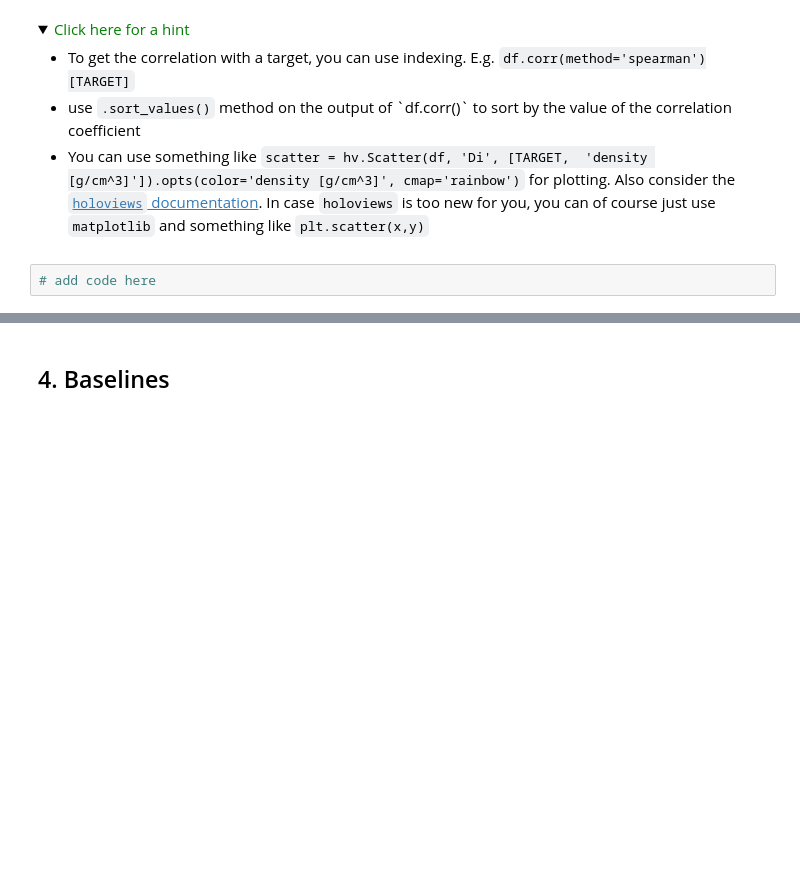
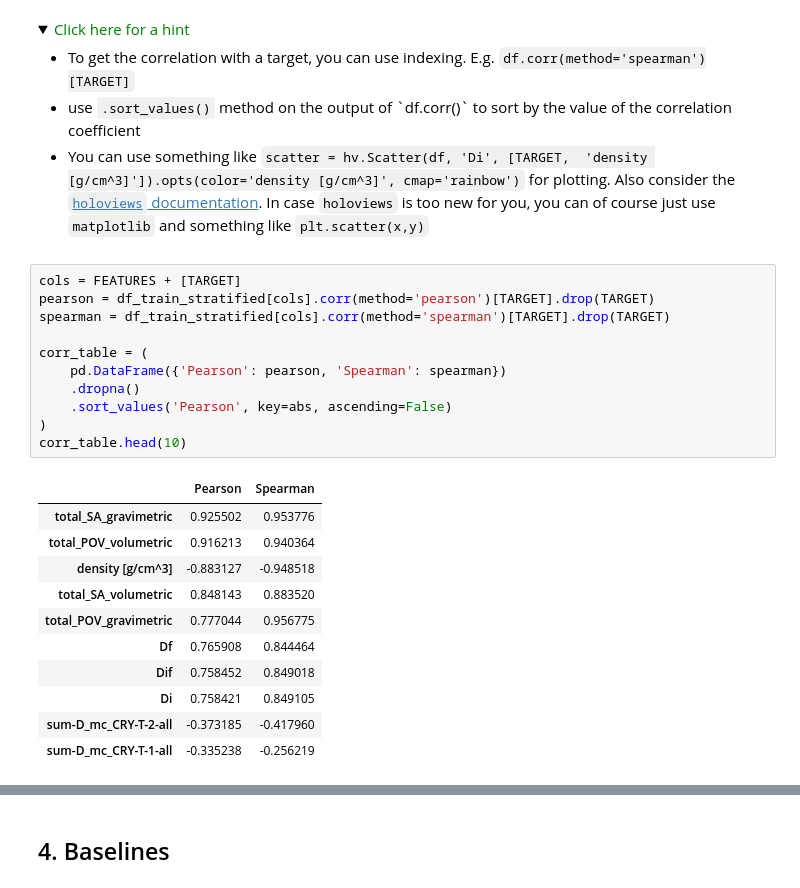
Before and after one commit to marouchkaheck/ml_project_ch315, a Jupyter notebook: groupL_block3_project.ipynb, the cells around one changed output, grey strips where cells are left out. Drawn from its saved outputs; the diff is of its cells as text; folded sections open; blank space fills up the shorter version.

```diff
--- a/groupL_block3_project.ipynb
+++ b/groupL_block3_project.ipynb
@@ -606,5 +639,26 @@ To get the correlation matrices, you can use the `df.corr(method=)`method on you
       <li> You can use something like <code>scatter = hv.Scatter(df, 'Di', [TARGET,  'density [g/cm^3]']).opts(color='density [g/cm^3]', cmap='rainbow')</code> for plotting. Also consider the <a href="https://holoviews.org/reference/elements/matplotlib/Scatter.html"> <code>holoviews</code> documentation</a>. In case <code>holoviews</code> is too new for you, you can of course just use <code>matplotlib</code> and something like <code>plt.scatter(x,y)</code> </li>
 </ul>
 </details>
-# %%
-# add code here
+# %%
+cols = FEATURES + [TARGET]
+pearson = df_train_stratified[cols].corr(method='pearson')[TARGET].drop(TARGET)
+spearman = df_train_stratified[cols].corr(method='spearman')[TARGET].drop(TARGET)
+
+corr_table = (
+    pd.DataFrame({'Pearson': pearson, 'Spearman': spearman})
+    .dropna()
+    .sort_values('Pearson', key=abs, ascending=False)
+)
+corr_table.head(10)
+# %% [output]
+|  | Pearson | Spearman |
+| total_SA_gravimetric | 0.925502 | 0.953776 |
+| total_POV_volumetric | 0.916213 | 0.940364 |
+| density [g/cm^3] | -0.883127 | -0.948518 |
+| total_SA_volumetric | 0.848143 | 0.883520 |
+| total_POV_gravimetric | 0.777044 | 0.956775 |
+| Df | 0.765908 | 0.844464 |
+| Dif | 0.758452 | 0.849018 |
+| Di | 0.758421 | 0.849105 |
+| sum-D_mc_CRY-T-2-all | -0.373185 | -0.417960 |
+| sum-D_mc_CRY-T-1-all | -0.335238 | -0.256219 |
```
Also changed, not shown: parts of 14 cells of this notebook.
